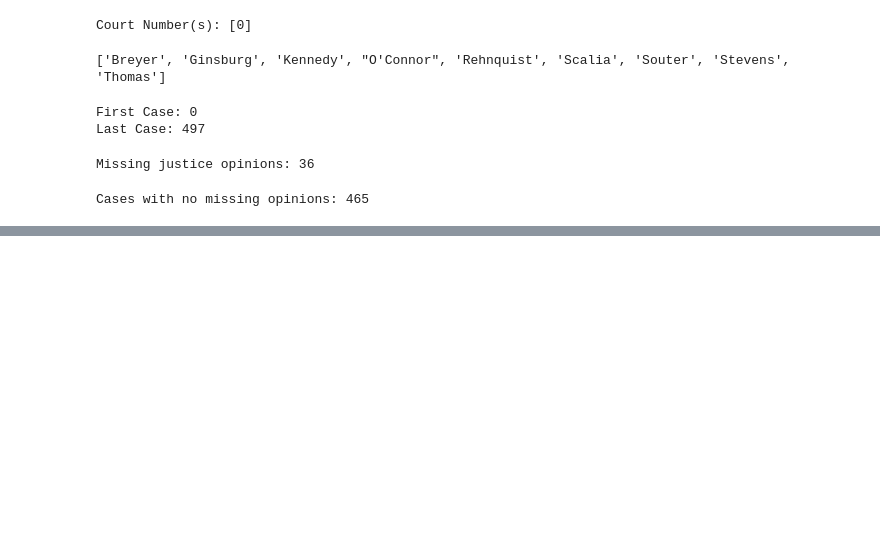
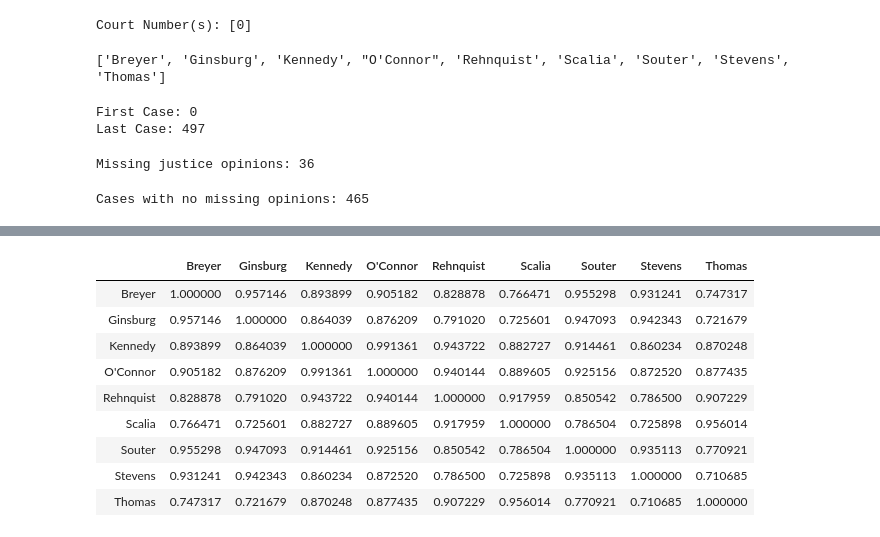
Before and after one commit to wplam107/scotus_rulings, a Jupyter notebook: prediction_notebook.ipynb, the cells around one changed output, grey strips where cells are left out. Drawn from its saved outputs; the diff is of its cells as text; code cells hidden in the pictures; blank space fills up the shorter version.

```diff
--- a/prediction_notebook.ipynb
+++ b/prediction_notebook.ipynb
@@ -145,0 +145,34 @@ array([1, 1, 1, 1, 1, 1, 1, 1, 1, 1, 1, 0, 1, 0, 1, 1, 1, 1, 0, 1, 0, 1])
+# %%
+rf_preds = {}
+for justice in list(current_df.index):
+    X = case_df.drop(columns=justice)
+    y = case_df[justice]
+    X_train, X_test, y_train, y_test = train_test_split(X, y, test_size=0.2, random_state=0)
+
+    rf = RandomForestClassifier()
+    params = {
+        'n_estimators': [15, 20, 25],
+        'max_depth': [2, 3, 4, 5, 6],
+        'criterion': ['gini', 'entropy'],
+        'class_weight': [None, 'balanced', 'balanced_subsample'],
+    }
+
+    clf = GridSearchCV(rf, params, scoring='f1', n_jobs=-1, cv=5)
+    clf.fit(X_train, y_train)
+    clf_model = clf.best_estimator_
+    preds = clf_model.predict(X_test)
+    f1 = f1_score(y_test, preds)
+    acc = accuracy_score(y_test, preds)
+    print(30*'-')
+    print('Justice:', justice)
+    print(30*'-')
+    print('F1:', f1)
+    print('Accuracy:', acc)
+
+    preds = []
+    for case in case_df.drop(columns=justice).index:
+        case = np.array(case_df.drop(columns=justice).loc[case]).reshape(1, 8)
+        pred = clf_model.predict(case)
+        preds.append(int(pred))
+
+    rf_preds[justice] = preds
@@ -145,0 +217,9 @@ array([1, 1, 1, 1, 1, 1, 1, 1, 1, 1, 1, 0, 1, 0, 1, 1, 1, 1, 0, 1, 0, 1])
+# %%
+rf_sim = pd.DataFrame(index=current_df.index, columns=current_df.index)
+for justice1 in list(current_df.index):
+    sim = []
+    for justice2 in list(current_df.index):
+        X = np.array(rf_preds[justice1]).reshape(1,len(rf_preds[justice1]))
+        Y = np.array(rf_preds[justice2]).reshape(1,len(rf_preds[justice2]))
+        sim.append(float(cosine_similarity(X, Y)))
+    rf_sim[justice1] = sim
@@ -145,0 +252,13 @@ array([1, 1, 1, 1, 1, 1, 1, 1, 1, 1, 1, 0, 1, 0, 1, 1, 1, 1, 0, 1, 0, 1])
+# %%
+rf_sim
+# %% [output]
+|  | Breyer | Ginsburg | Kennedy | O'Connor | Rehnquist | Scalia | Souter | Stevens | Thomas |
+| Breyer | 1.000000 | 0.957146 | 0.893899 | 0.905182 | 0.828878 | 0.766471 | 0.955298 | 0.931241 | 0.747317 |
+| Ginsburg | 0.957146 | 1.000000 | 0.864039 | 0.876209 | 0.791020 | 0.725601 | 0.947093 | 0.942343 | 0.721679 |
+| Kennedy | 0.893899 | 0.864039 | 1.000000 | 0.991361 | 0.943722 | 0.882727 | 0.914461 | 0.860234 | 0.870248 |
+| O'Connor | 0.905182 | 0.876209 | 0.991361 | 1.000000 | 0.940144 | 0.889605 | 0.925156 | 0.872520 | 0.877435 |
+| Rehnquist | 0.828878 | 0.791020 | 0.943722 | 0.940144 | 1.000000 | 0.917959 | 0.850542 | 0.786500 | 0.907229 |
+| Scalia | 0.766471 | 0.725601 | 0.882727 | 0.889605 | 0.917959 | 1.000000 | 0.786504 | 0.725898 | 0.956014 |
+| Souter | 0.955298 | 0.947093 | 0.914461 | 0.925156 | 0.850542 | 0.786504 | 1.000000 | 0.935113 | 0.770921 |
+| Stevens | 0.931241 | 0.942343 | 0.860234 | 0.872520 | 0.786500 | 0.725898 | 0.935113 | 1.000000 | 0.710685 |
+| Thomas | 0.747317 | 0.721679 | 0.870248 | 0.877435 | 0.907229 | 0.956014 | 0.770921 | 0.710685 | 1.000000 |
```
Also changed, not shown: parts of 19 cells of this notebook, 2 other files.
